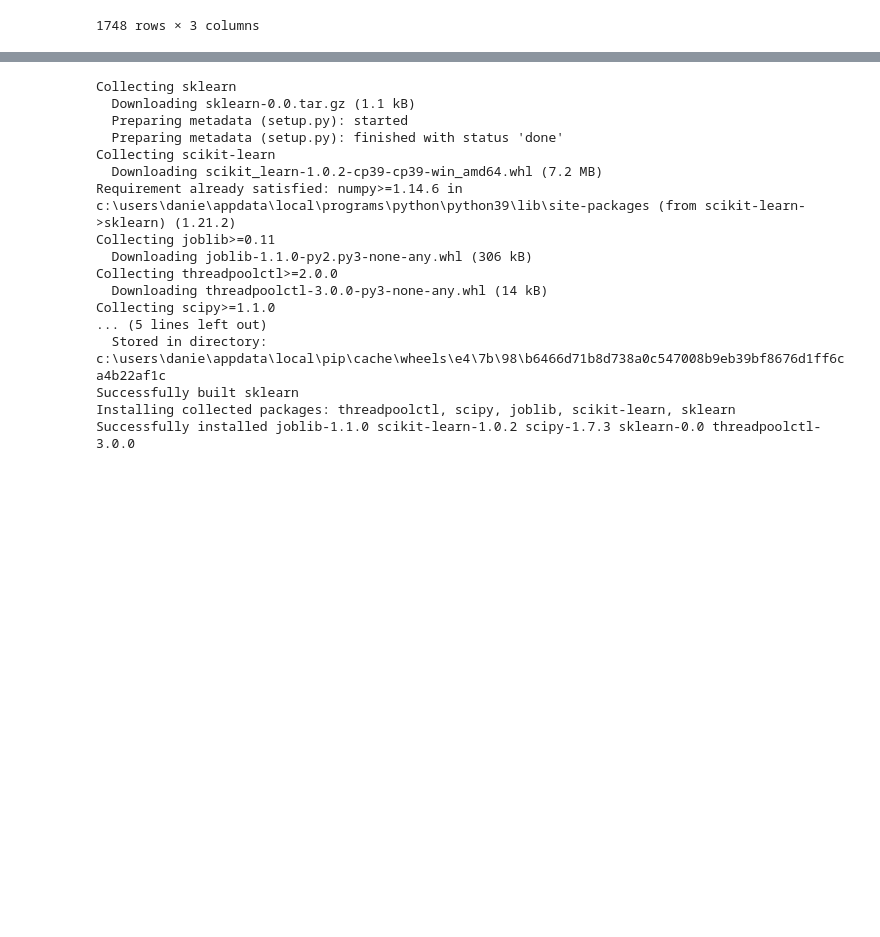
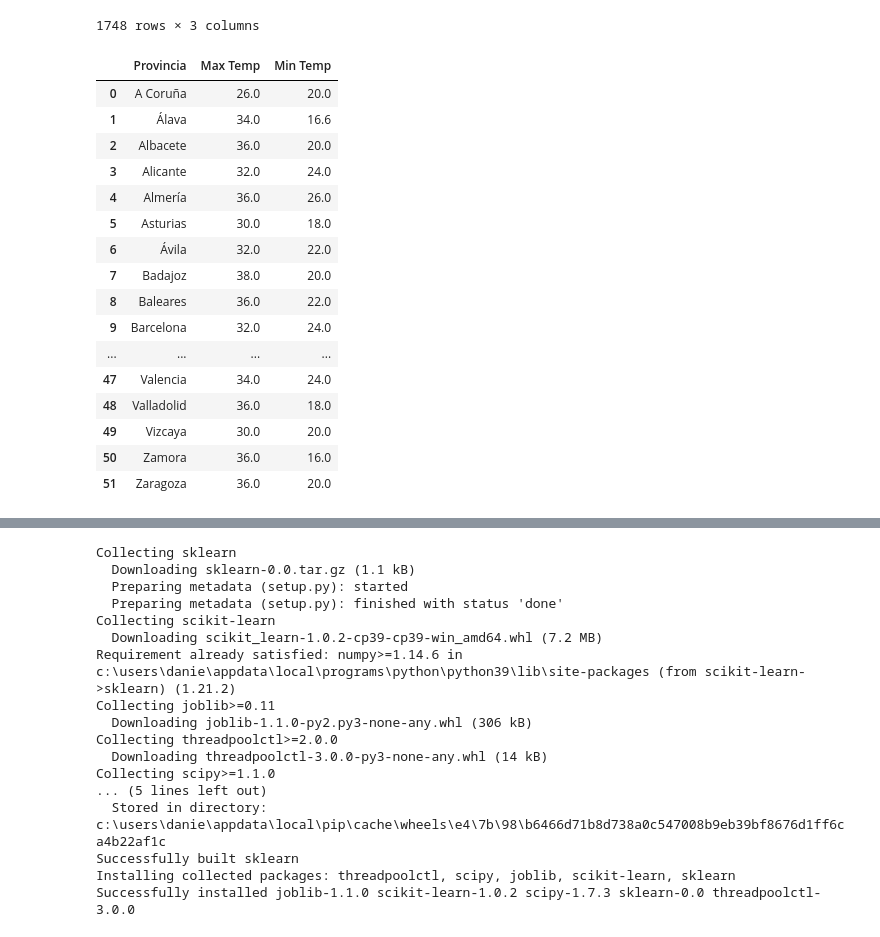
Before and after one commit to huezodaniel/TFM, a Jupyter notebook: ModeloCovid.ipynb, the cells around one changed output, grey strips where cells are left out. Cells and saved outputs as stored; diff of their text form; code cells hidden in the pictures; blank space fills up the shorter version.

```diff
--- a/ModeloCovid.ipynb
+++ b/ModeloCovid.ipynb
@@ -46,4 +46,25 @@ estaciones
 | 1746 | Invierno | 30/12/2024 | 0 |
 | 1747 | Invierno | 31/12/2024 | 0 |
 1748 rows × 3 columns
+# %%
+MaximoPorProvincia = pd.read_csv('Maximo Por Provincia.csv',sep=';',encoding="latin-1")
+MaximoPorProvincia
+# %% [output]
+|  | Provincia | Max Temp | Min Temp |
+| 0 | A Coruña | 26.0 | 20.0 |
+| 1 | Álava | 34.0 | 16.6 |
+| 2 | Albacete | 36.0 | 20.0 |
+| 3 | Alicante | 32.0 | 24.0 |
+| 4 | Almería | 36.0 | 26.0 |
+| 5 | Asturias | 30.0 | 18.0 |
+| 6 | Ávila | 32.0 | 22.0 |
+| 7 | Badajoz | 38.0 | 20.0 |
+| 8 | Baleares | 36.0 | 22.0 |
+| 9 | Barcelona | 32.0 | 24.0 |
+| ... | ... | ... | ... |
+| 47 | Valencia | 34.0 | 24.0 |
+| 48 | Valladolid | 36.0 | 18.0 |
+| 49 | Vizcaya | 30.0 | 20.0 |
+| 50 | Zamora | 36.0 | 16.0 |
+| 51 | Zaragoza | 36.0 | 20.0 |
 # %%
```
Also changed, not shown: parts of 4 cells of this notebook.
